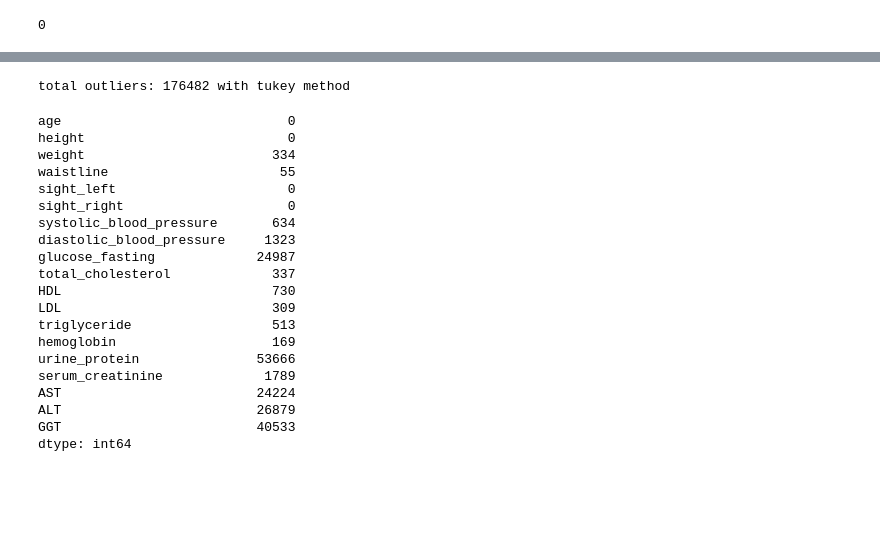
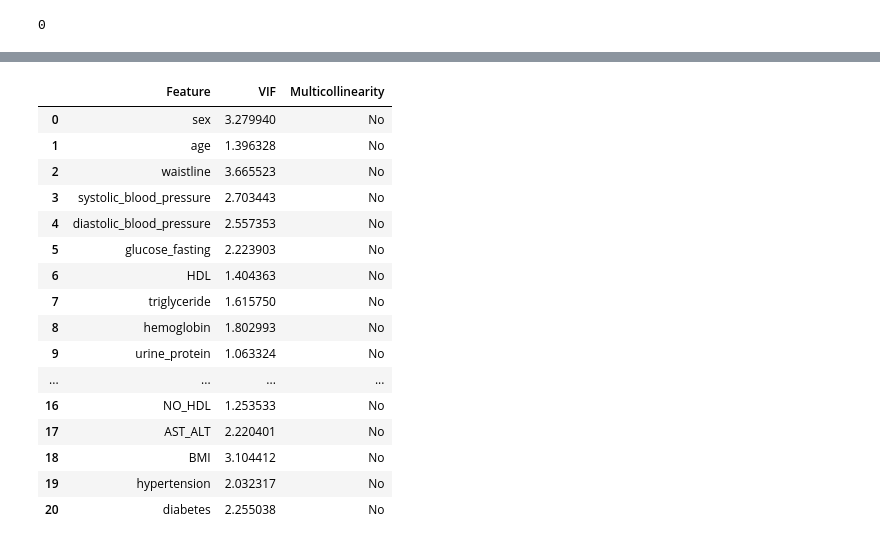
Before and after one commit to datascientist-miguel/classification_drinker, a Jupyter notebook: notebooks/0.1-classification_smoker_drinker-eda.ipynb, the cells around one changed output, grey strips where cells are left out. Saved outputs shown, nothing was run; the diff lists cells and outputs as text; code cells hidden in the pictures; blank space fills up the shorter version.

```diff
--- a/notebooks/0.1-classification_smoker_drinker-eda.ipynb
+++ b/notebooks/0.1-classification_smoker_drinker-eda.ipynb
@@ -227,3 +296,23 @@ data.duplicated().sum()
+# %%
+detect_multicollinearity(data=data_scaled)
+# %% [output]
+|  | Feature | VIF | Multicollinearity |
+| 0 | sex | 3.279940 | No |
+| 1 | age | 1.396328 | No |
+| 2 | waistline | 3.665523 | No |
+| 3 | systolic_blood_pressure | 2.703443 | No |
+| 4 | diastolic_blood_pressure | 2.557353 | No |
+| 5 | glucose_fasting | 2.223903 | No |
+| 6 | HDL | 1.404363 | No |
+| 7 | triglyceride | 1.615750 | No |
+| 8 | hemoglobin | 1.802993 | No |
+| 9 | urine_protein | 1.063324 | No |
+| ... | ... | ... | ... |
+| 16 | NO_HDL | 1.253533 | No |
+| 17 | AST_ALT | 2.220401 | No |
+| 18 | BMI | 3.104412 | No |
+| 19 | hypertension | 2.032317 | No |
+| 20 | diabetes | 2.255038 | No |
 # %%
 # Now we will save the data in a new csv file
 
@@ -279,24 +319,0 @@ def detect_outliers(data, method='tukey', k=1.5, mahalanobis_threshold=3):
-# %%
-detect_outliers(data, method='tukey', k=3)
-# %% [output]
-total outliers: 176482 with tukey method
-age                             0
-height                          0
-weight                        334
-waistline                      55
-sight_left                      0
-sight_right                     0
-systolic_blood_pressure       634
-diastolic_blood_pressure     1323
-glucose_fasting             24987
-total_cholesterol             337
-HDL                           730
-LDL                           309
-triglyceride                  513
-hemoglobin                    169
-urine_protein               53666
-serum_creatinine             1789
-AST                         24224
-ALT                         26879
-GGT                         40533
-dtype: int64
```
Also changed, not shown: parts of 23 cells of this notebook, 4 other files.
